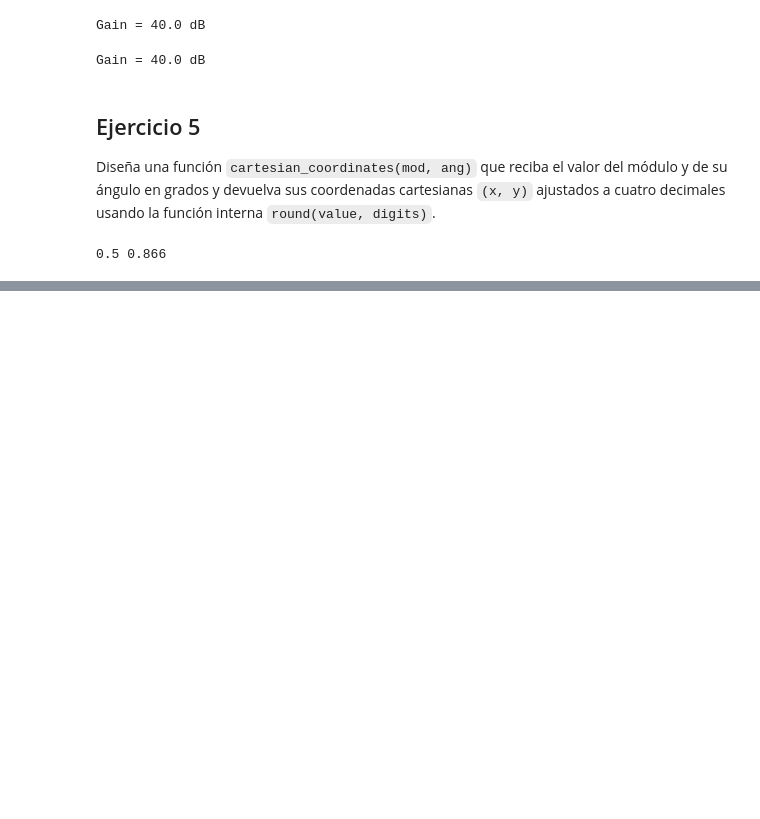
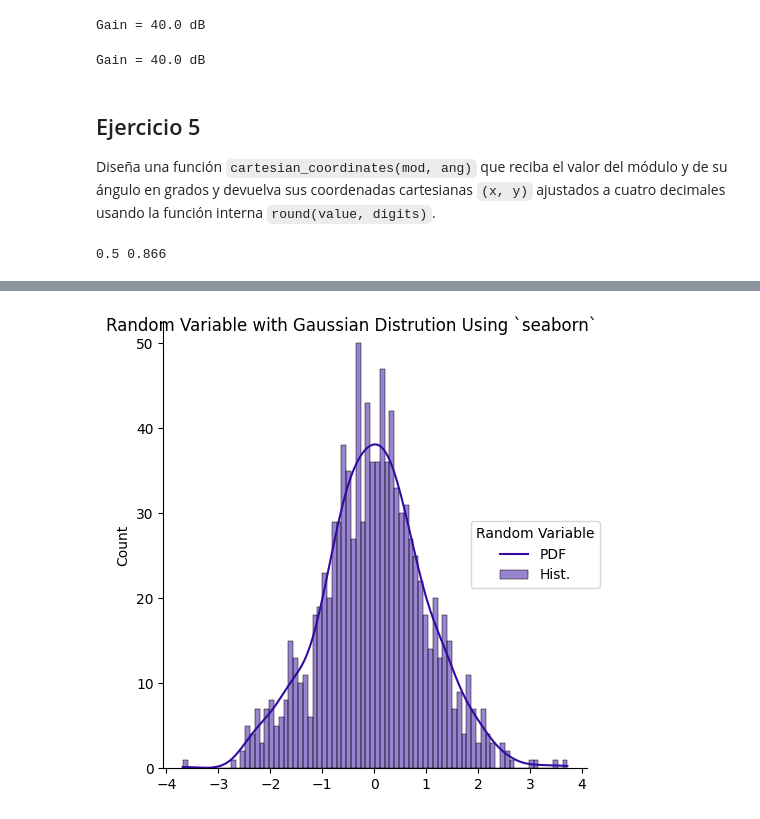
Before and after one commit to joefavergel/pbs-enae-python-beginners-course, a Jupyter notebook: 1-python-introduction.ipynb, the cells around one changed output, grey strips where cells are left out. Drawn from its saved outputs; the diff is of its cells as text; code cells hidden in the pictures; blank space fills up the shorter version.

```diff
--- a/1-python-introduction.ipynb
+++ b/1-python-introduction.ipynb
@@ -1212,0 +1275,16 @@ print(x, y)
+# %%
+import numpy as np
+import seaborn as sns
+
+
+random_var = np.random.normal(loc=0.0, scale=1.0, size=1000)
+ax = sns.displot(random_var, kde=True, bins=80, color="#330ba1")
+ax.fig.suptitle(
+    "Random Variable with Gaussian Distrution Using `seaborn`",
+    fontsize=12,
+    fontdict={"weight": "bold"},
+)
+ax.fig.legend(["PDF", "Hist."], loc='center right', title='Random Variable')
+plt.show()
+# %% [output]
+[figure, added]
```
Also changed, not shown: parts of 24 cells of this notebook.
